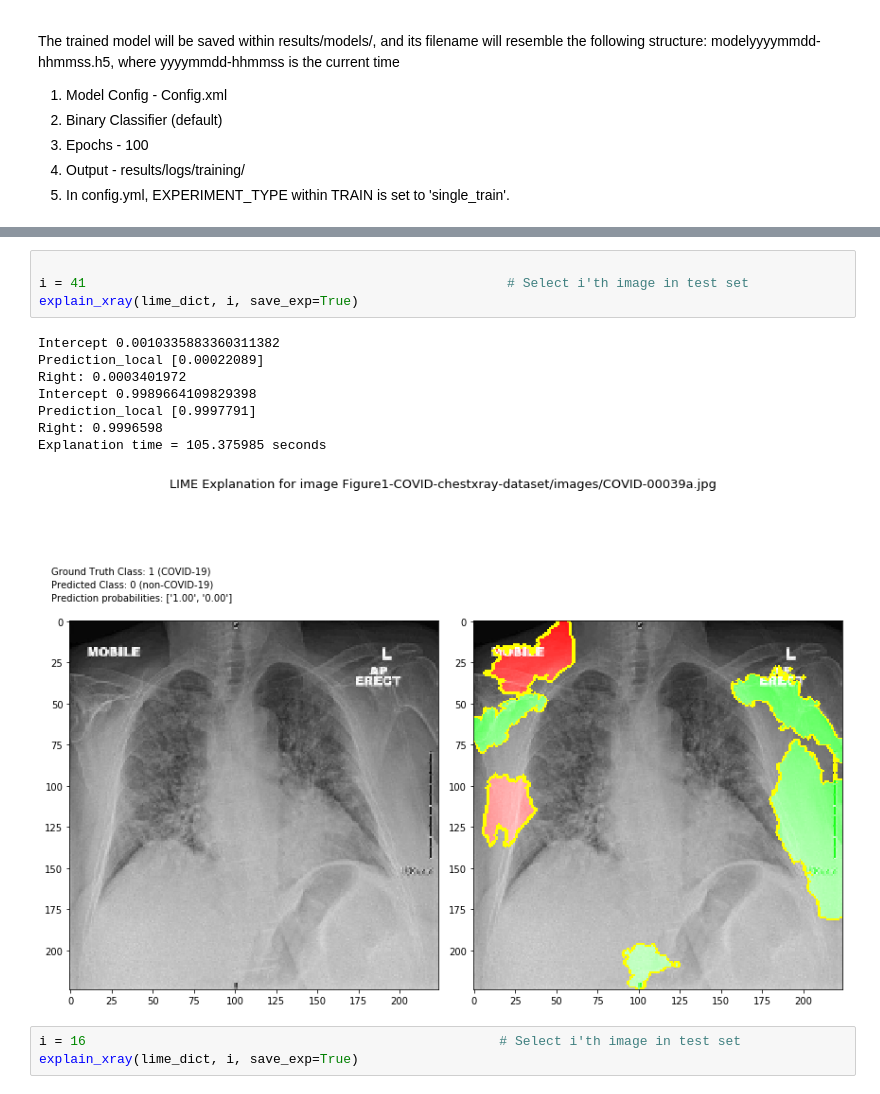
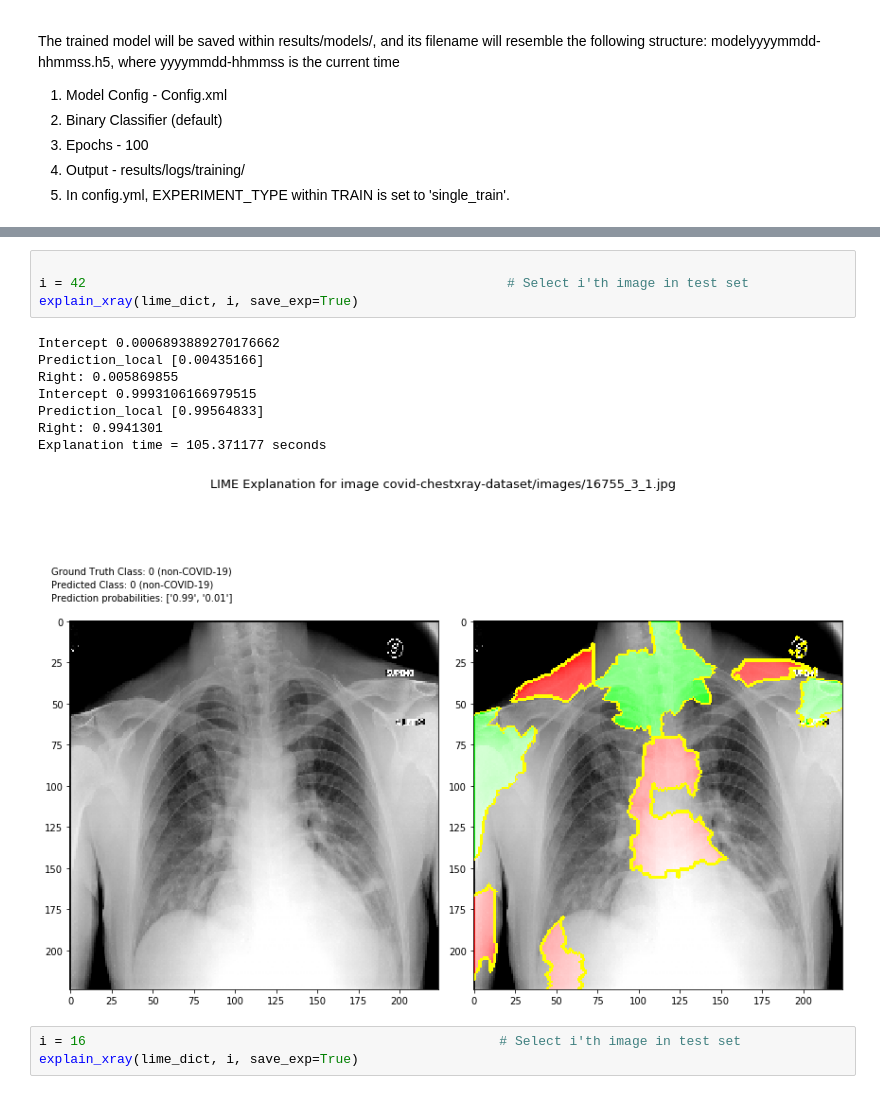
Before and after one commit to gsskalyan/Explainability-Team8, a Jupyter notebook: Part1/binary_100_epochs/Binary_covid_cxr_100_epoch.ipynb, the cells around one changed output, grey strips where cells are left out. Cells and saved outputs as stored; diff of their text form.

```diff
--- a/Part1/binary_10_epochs/Explainability_covid_cxr_binary_10_epochs.ipynb
+++ b/Part1/binary_100_epochs/Binary_covid_cxr_100_epoch.ipynb
@@ -686,16 +719,16 @@ Explanation time = 105.00164 seconds
 # %%
 
-i = 41                                                      # Select i'th image in test set
+i = 42                                                      # Select i'th image in test set
 explain_xray(lime_dict, i, save_exp=True)
 # %% [output]
-Intercept 0.0010335883360311382
-Prediction_local [0.00022089]
-Right: 0.0003401972
-Intercept 0.9989664109829398
-Prediction_local [0.9997791]
-Right: 0.9996598
-Explanation time = 105.375985 seconds
+Intercept 0.0006893889270176662
+Prediction_local [0.00435166]
+Right: 0.005869855
+Intercept 0.9993106166979515
+Prediction_local [0.99564833]
+Right: 0.9941301
+Explanation time = 105.371177 seconds
-[figure, old version]
+[figure, new version]
 # %%
 i = 16                                                     # Select i'th image in test set
 explain_xray(lime_dict, i, save_exp=True)
```
Also changed, not shown: parts of 24 cells of this notebook, 42 other files.
